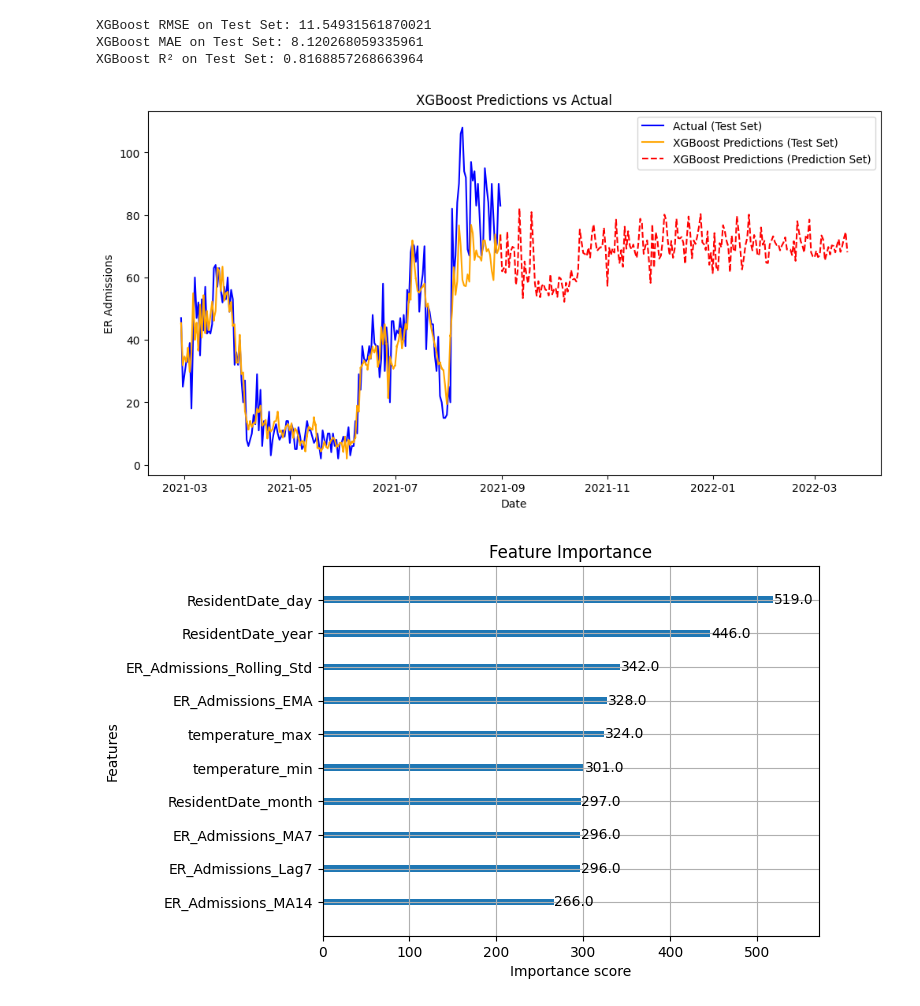
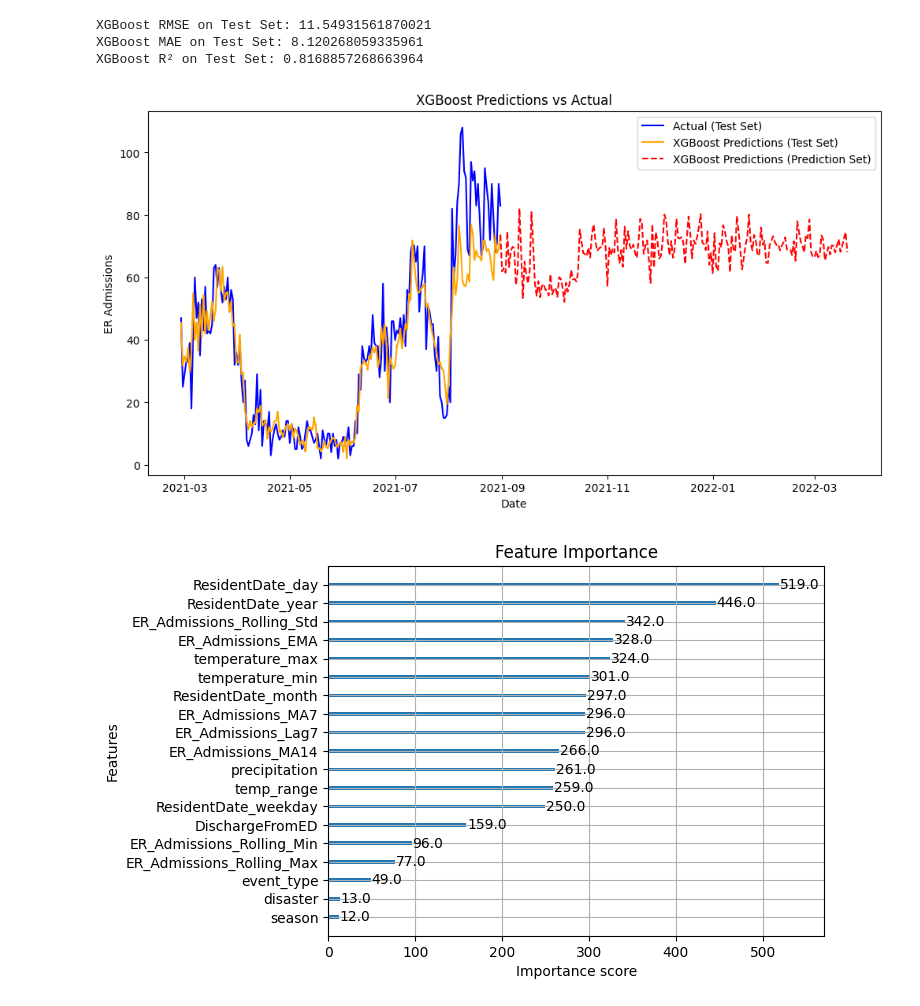
Before and after one commit to tottaradhanush/finalproject, a Jupyter notebook: models/xgboost_model.ipynb, the cells around one changed output. Saved outputs shown, nothing was run; the diff lists cells and outputs as text; code cells hidden in the pictures.

```diff
--- a/models/xgboost_model.ipynb
+++ b/models/xgboost_model.ipynb
@@ -397,38 +397,38 @@ plt.ylabel("ER Admissions")
 plt.show()
 
 # ========== Plot Feature Importance ==========
-xgb.plot_importance(xgb_model, max_num_features=10, importance_type='weight', title='Feature Importance')
+xgb.plot_importance(xgb_model,  importance_type='weight', title='Feature Importance')
 plt.show()
 
 # ========== Residual Analysis ==========
 residuals = y_test - xgb_test_pred
 
 plt.figure(figsize=(12, 6))
 plt.scatter(y_test.index, residuals, color='red', alpha=0.5)
 plt.axhline(0, color='black', linestyle='--')
 plt.title("Residuals of XGBoost Predictions")
 plt.xlabel("Date")
 plt.ylabel("Residuals")
 plt.show()
 # %% [output]
 A value is trying to be set on a copy of a slice from a DataFrame.
 Try using .loc[row_indexer,col_indexer] = value instead
 
 See the caveats in the documentation: https://pandas.pydata.org/pandas-docs/stable/user_guide/indexing.html#returning-a-view-versus-a-copy
   X[col] = le.fit_transform(X[col].astype(str))
 A value is trying to be set on a copy of a slice from a DataFrame.
 Try using .loc[row_indexer,col_indexer] = value instead
 
 See the caveats in the documentation: https://pandas.pydata.org/pandas-docs/stable/user_guide/indexing.html#returning-a-view-versus-a-copy
   X[col] = le.fit_transform(X[col].astype(str))
 A value is trying to be set on a copy of a slice from a DataFrame.
 Try using .loc[row_indexer,col_indexer] = value instead
 
 See the caveats in the documentation: https://pandas.pydata.org/pandas-docs/stable/user_guide/indexing.html#returning-a-view-versus-a-copy
   X[col] = le.fit_transform(X[col].astype(str))
 XGBoost RMSE on Test Set: 11.54931561870021
 XGBoost MAE on Test Set: 8.120268059335961
 XGBoost R² on Test Set: 0.8168857268663964
 [figure]
-[figure, old version]
+[figure, new version]
 [figure]
```
Also changed, not shown: parts of 3 cells of this notebook, 6 other files.
